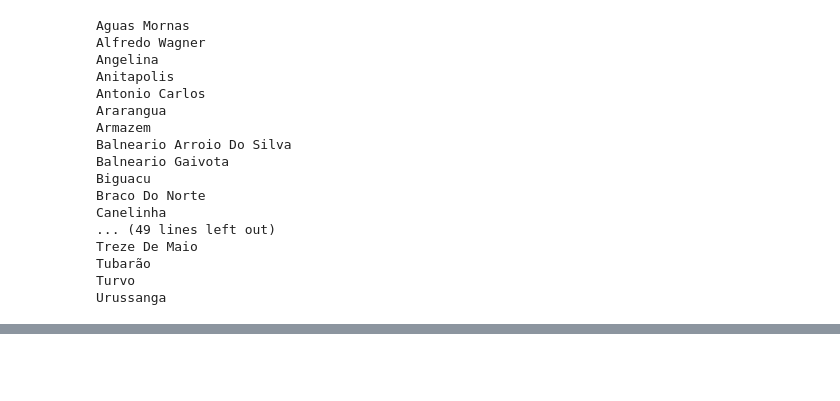
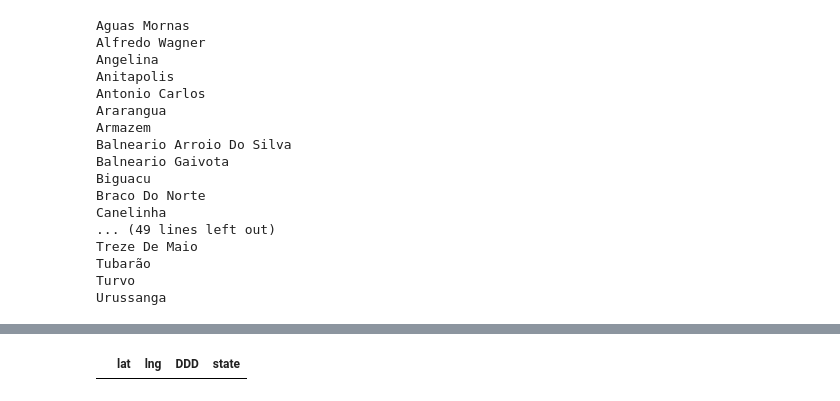
Before and after one commit to arturjacques/places, a Jupyter notebook: test.ipynb, the cells around one changed output, grey strips where cells are left out. Drawn from its saved outputs; the diff is of its cells as text; code cells hidden in the pictures; blank space fills up the shorter version.

```diff
--- a/test.ipynb
+++ b/test.ipynb
@@ -124,0 +73,2 @@ lojas.rename({'name': 'nome', 'location':'coordenadas',
+# %%
+cities = pd.read_csv('cities.csv', index_col=0)
@@ -124,0 +79,12 @@ lojas.rename({'name': 'nome', 'location':'coordenadas',
+# %%
+def find_city(text):
+    list_text = text.split(',')
+    if len(list_text)>3:
+        return list_text[-3].split(' - ')[0]
+
+def is_on_sc(coordenates):
+    coordenates = literal_eval(coordenates)
+    return geodesic((-27.020875, -51.145692), (int(coordenates['lat']), int(coordenates['lng']))).km < 300
+
+def is_on_sc_vector(lat, lng):
+    return geodesic((-27.020875, -51.145692), (lat, lng)).km < 300
@@ -124,0 +93,4 @@ lojas.rename({'name': 'nome', 'location':'coordenadas',
+# %%
+cities[~cities[['lat', 'lng']].apply(lambda x: is_on_sc_vector(x[0], x[1]), axis = 1)]
+# %% [output]
+|  | lat | lng | DDD | state |
```
Also changed, not shown: parts of 17 cells of this notebook, 4 other files.
